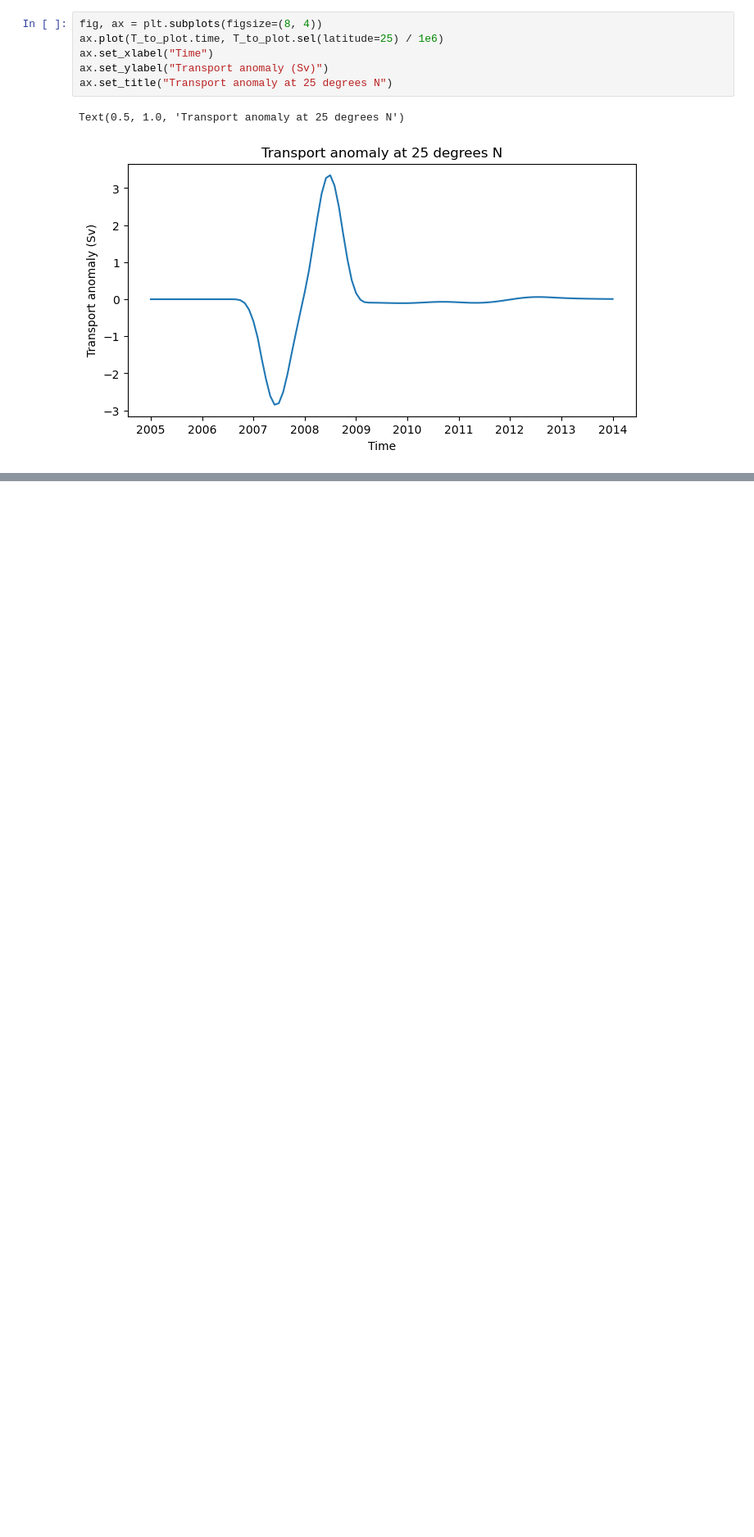
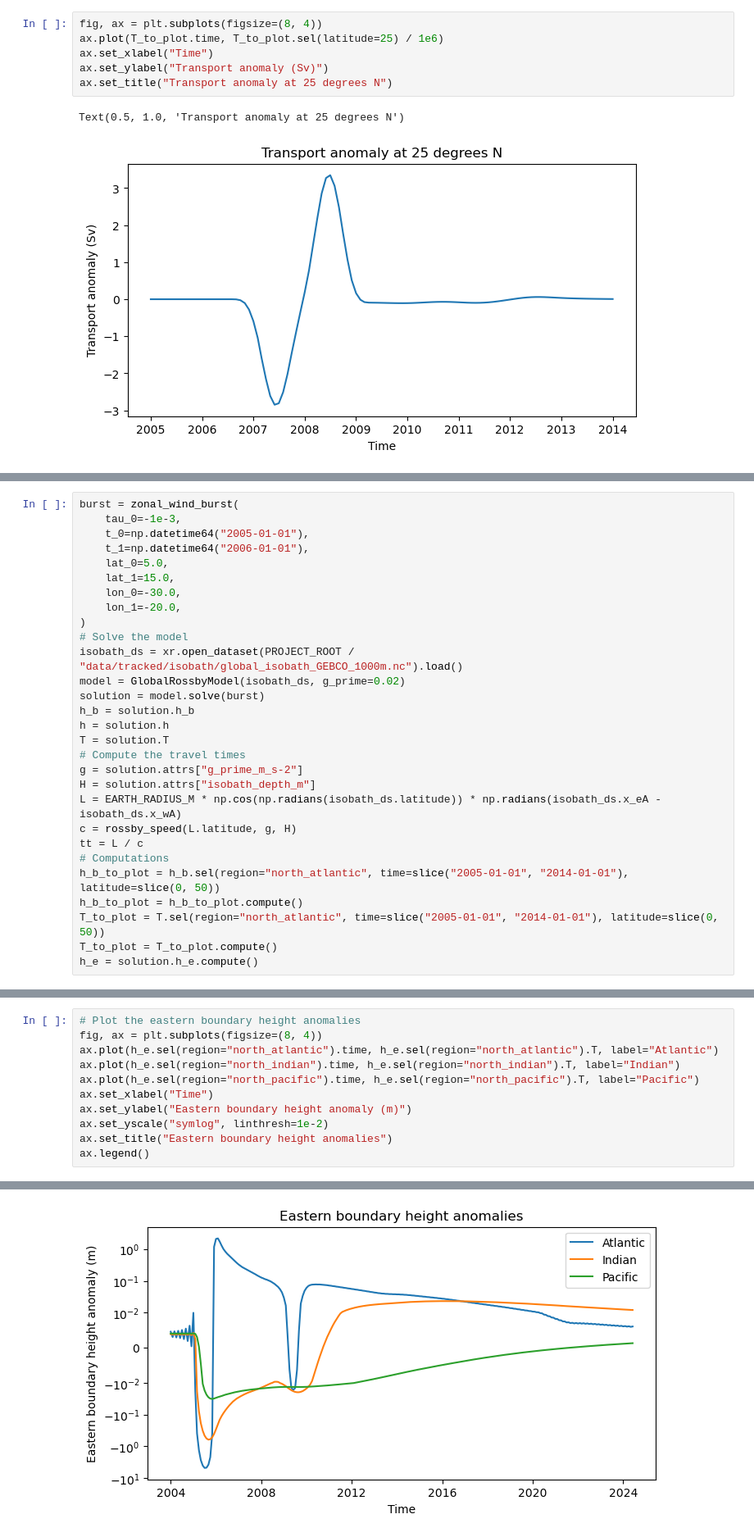
Before and after one commit to andrewwatford/MOCAdjustmentTheory, a Jupyter notebook: notebooks/wind_investigation/localized_bursts.ipynb, the cells around one changed output, grey strips where cells are left out. Shown at 82% size. Saved outputs shown, nothing was run; the diff lists cells and outputs as text; blank space fills up the shorter version.

Commit message:
some more explorations of localized bursts

```diff
--- a/notebooks/wind_investigation/localized_bursts.ipynb
+++ b/notebooks/wind_investigation/localized_bursts.ipynb
@@ -394,0 +397,29 @@ Is this due to the relatively flat (even inverting) nature of the high latitude
+# %%
+burst = zonal_wind_burst(
+    tau_0=-1e-3,
+    t_0=np.datetime64("2005-01-01"),
+    t_1=np.datetime64("2006-01-01"),
+    lat_0=5.0,
+    lat_1=15.0,
+    lon_0=-30.0,
+    lon_1=-20.0,
+)
+# Solve the model
+isobath_ds = xr.open_dataset(PROJECT_ROOT / "data/tracked/isobath/global_isobath_GEBCO_1000m.nc").load()
+model = GlobalRossbyModel(isobath_ds, g_prime=0.02)
+solution = model.solve(burst)
+h_b = solution.h_b
+h = solution.h
+T = solution.T
+# Compute the travel times
+g = solution.attrs["g_prime_m_s-2"]
+H = solution.attrs["isobath_depth_m"]
+L = EARTH_RADIUS_M * np.cos(np.radians(isobath_ds.latitude)) * np.radians(isobath_ds.x_eA - isobath_ds.x_wA)
+c = rossby_speed(L.latitude, g, H)
+tt = L / c
+# Computations
+h_b_to_plot = h_b.sel(region="north_atlantic", time=slice("2005-01-01", "2014-01-01"), latitude=slice(0, 50))
+h_b_to_plot = h_b_to_plot.compute()
+T_to_plot = T.sel(region="north_atlantic", time=slice("2005-01-01", "2014-01-01"), latitude=slice(0, 50))
+T_to_plot = T_to_plot.compute()
+h_e = solution.h_e.compute()
@@ -394,0 +454,12 @@ Is this due to the relatively flat (even inverting) nature of the high latitude
+# %%
+# Plot the eastern boundary height anomalies
+fig, ax = plt.subplots(figsize=(8, 4))
+ax.plot(h_e.sel(region="north_atlantic").time, h_e.sel(region="north_atlantic").T, label="Atlantic")
+ax.plot(h_e.sel(region="north_indian").time, h_e.sel(region="north_indian").T, label="Indian")
+ax.plot(h_e.sel(region="north_pacific").time, h_e.sel(region="north_pacific").T, label="Pacific")
+ax.set_xlabel("Time")
+ax.set_ylabel("Eastern boundary height anomaly (m)")
+ax.set_yscale("symlog", linthresh=1e-2)
+ax.set_title("Eastern boundary height anomalies")
+ax.legend()
+# %% [output]
@@ -394,0 +467 @@ Is this due to the relatively flat (even inverting) nature of the high latitude
+[figure, added]
```
Also changed, not shown: parts of 7 cells of this notebook.
